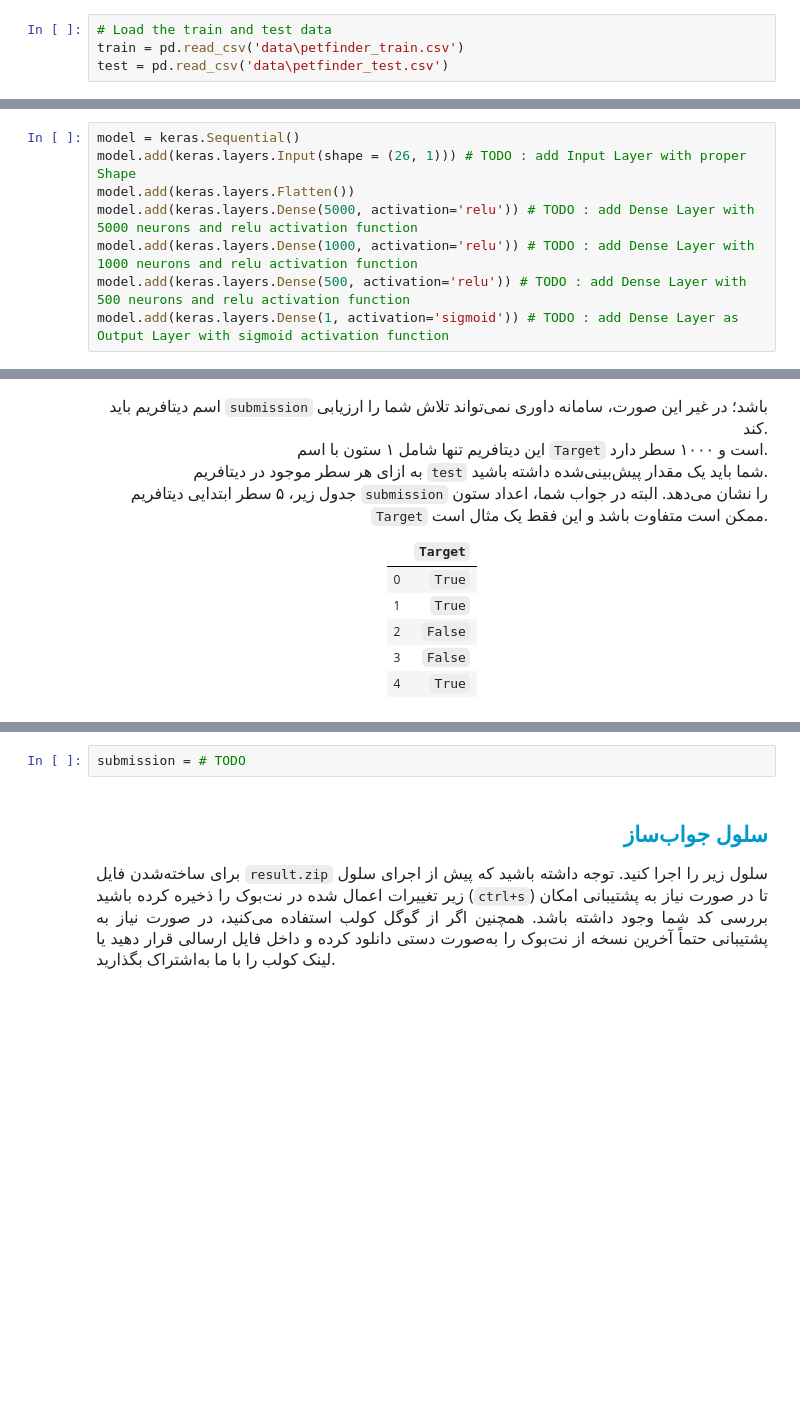
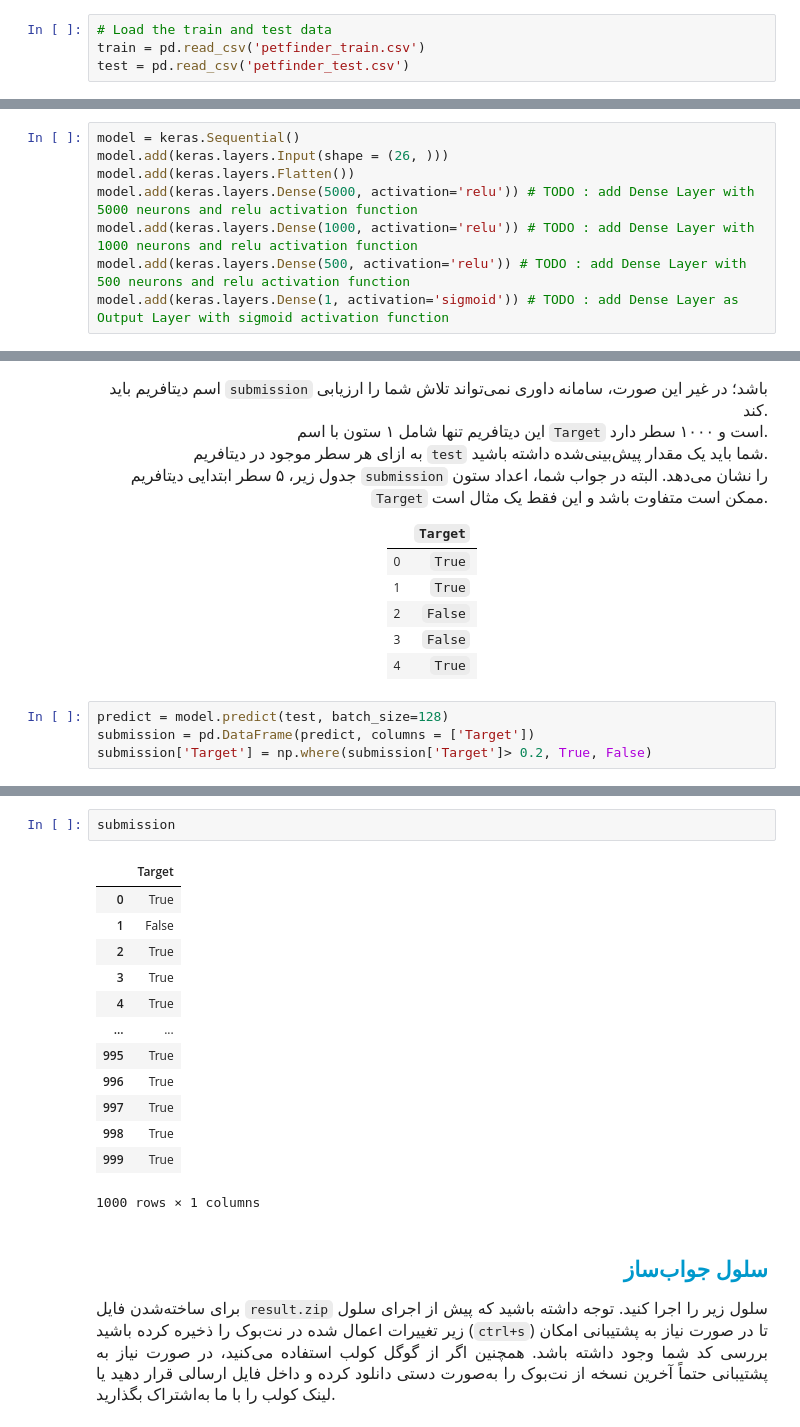
Before and after one commit to MahdiShahgholian/Deep_Learning, a Jupyter notebook: new_home/new_home.ipynb, the cells around one changed output, grey strips where cells are left out. Drawn from its saved outputs; the diff is of its cells as text; blank space fills up the shorter version.

```diff
--- a/new_home/new_home.ipynb
+++ b/new_home/new_home.ipynb
@@ -97,7 +77,7 @@ print(keras.__version__)
 # %%
 # Load the train and test data
-train = pd.read_csv('data\petfinder_train.csv')
-test = pd.read_csv('data\petfinder_test.csv')
+train = pd.read_csv('petfinder_train.csv')
+test = pd.read_csv('petfinder_test.csv')
 # %%
 train.head()
 # %% [output]
@@ -494,7 +466,7 @@ Test examples: 1000
 </p>
 # %%
 model = keras.Sequential()
-model.add(keras.layers.Input(shape = (26, 1))) # TODO : add Input Layer with proper Shape
+model.add(keras.layers.Input(shape = (26, )))
 model.add(keras.layers.Flatten())
 model.add(keras.layers.Dense(5000, activation='relu')) # TODO : add Dense Layer with 5000 neurons and relu activation function
 model.add(keras.layers.Dense(1000, activation='relu')) # TODO : add Dense Layer with 1000 neurons and relu activation function
@@ -627,3 +619,7 @@ AttributeError: module 'keras.src.backend' has no attribute 'convert_to_numpy'
 </font>
 </div>
 </center>
+# %%
+predict = model.predict(test, batch_size=128)
+submission = pd.DataFrame(predict, columns = ['Target'])
+submission['Target'] = np.where(submission['Target']> 0.2, True, False)
@@ -630,5 +628,19 @@ AttributeError: module 'keras.src.backend' has no attribute 'convert_to_numpy'
 # %%
-submission = # TODO
+submission
+# %% [output]
+|  | Target |
+| 0 | True |
+| 1 | False |
+| 2 | True |
+| 3 | True |
+| 4 | True |
+| ... | ... |
+| 995 | True |
+| 996 | True |
+| 997 | True |
+| 998 | True |
+| 999 | True |
+1000 rows × 1 columns
 # %% [markdown]
 <h2 align=right style="line-height:200%;font-family:vazir;color:#0099cc">
 <font face="vazir" color="#0099cc">
```
Also changed, not shown: parts of 9 cells of this notebook.
